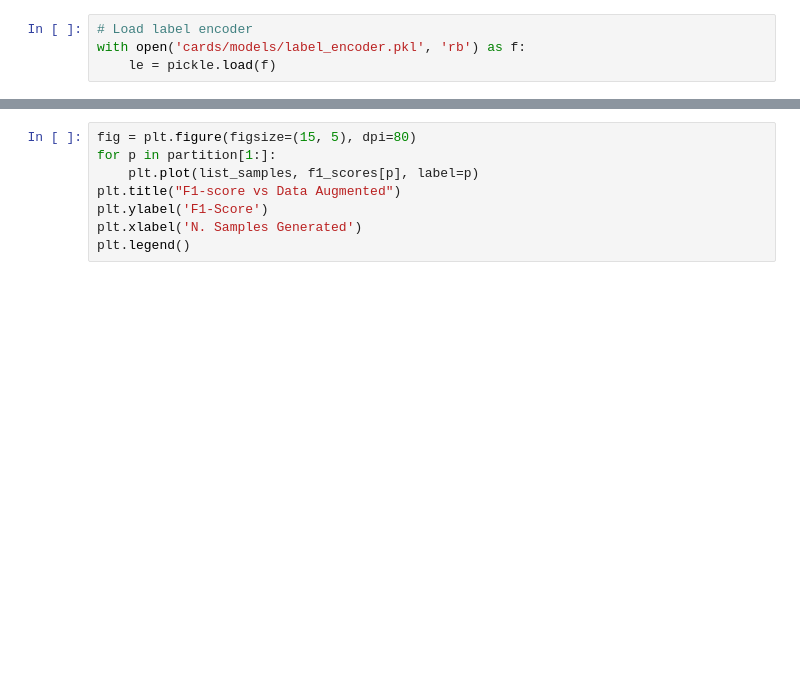
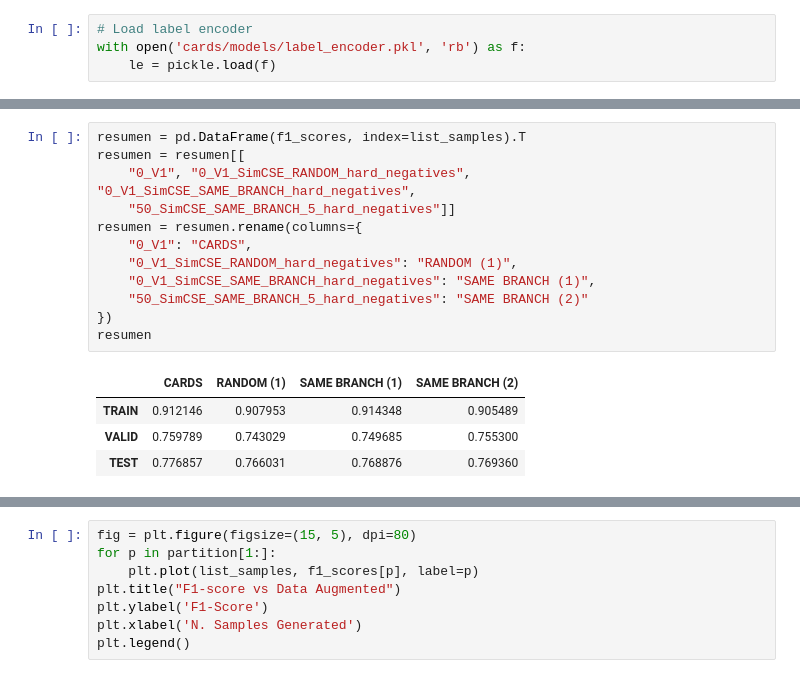
Before and after one commit to crarojasca/MDFI_misinformation, a Jupyter notebook: model_comparative.ipynb, the cells around one changed output, grey strips where cells are left out. Cells and saved outputs as stored; diff of their text form; blank space fills up the shorter version.

```diff
--- a/model_comparative.ipynb
+++ b/model_comparative.ipynb
@@ -284,0 +111,17 @@ resumen
+# %%
+resumen = pd.DataFrame(f1_scores, index=list_samples).T
+resumen = resumen[[
+    "0_V1", "0_V1_SimCSE_RANDOM_hard_negatives", "0_V1_SimCSE_SAME_BRANCH_hard_negatives",
+    "50_SimCSE_SAME_BRANCH_5_hard_negatives"]]
+resumen = resumen.rename(columns={
+    "0_V1": "CARDS",
+    "0_V1_SimCSE_RANDOM_hard_negatives": "RANDOM (1)",
+    "0_V1_SimCSE_SAME_BRANCH_hard_negatives": "SAME BRANCH (1)",
+    "50_SimCSE_SAME_BRANCH_5_hard_negatives": "SAME BRANCH (2)"
+})
+resumen
+# %% [output]
+|  | CARDS | RANDOM (1) | SAME BRANCH (1) | SAME BRANCH (2) |
+| TRAIN | 0.912146 | 0.907953 | 0.914348 | 0.905489 |
+| VALID | 0.759789 | 0.743029 | 0.749685 | 0.755300 |
+| TEST | 0.776857 | 0.766031 | 0.768876 | 0.769360 |
```
Also changed, not shown: parts of 59 cells of this notebook, 16 other files.
